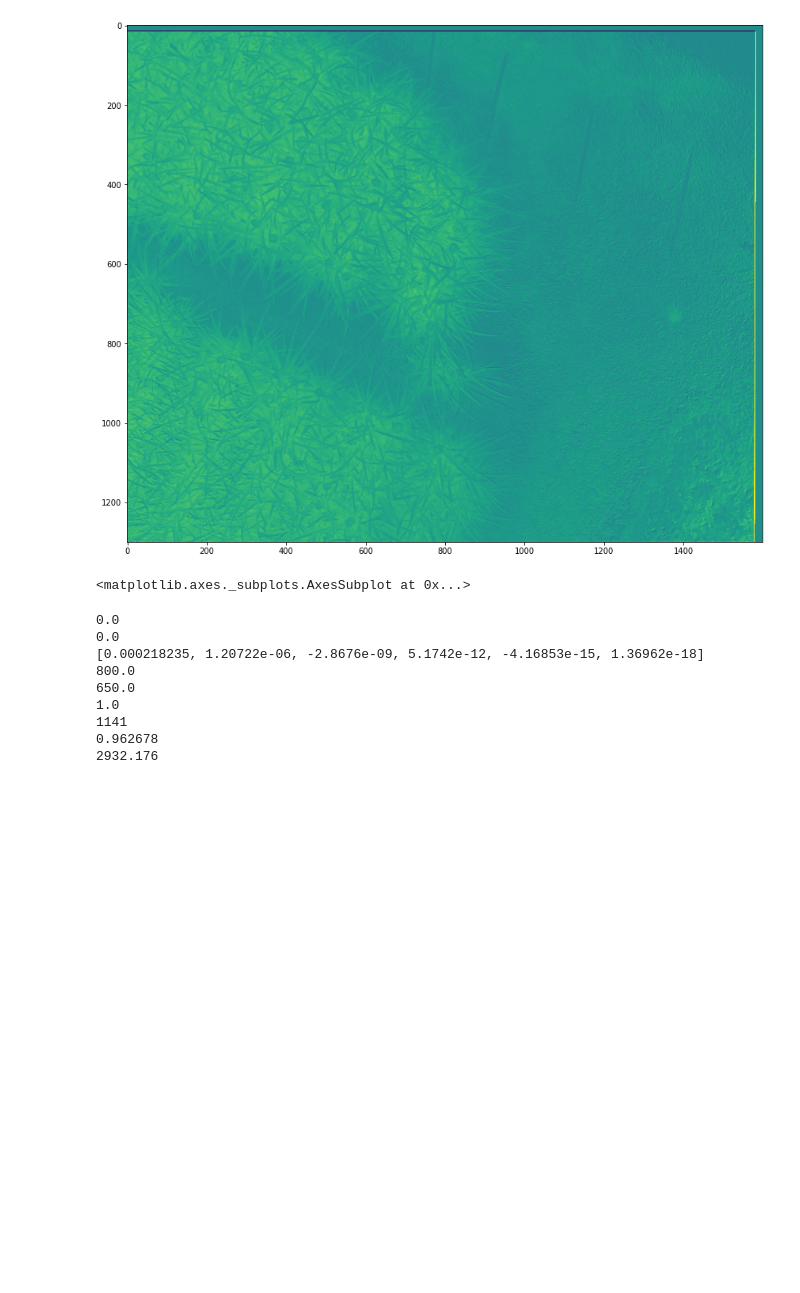
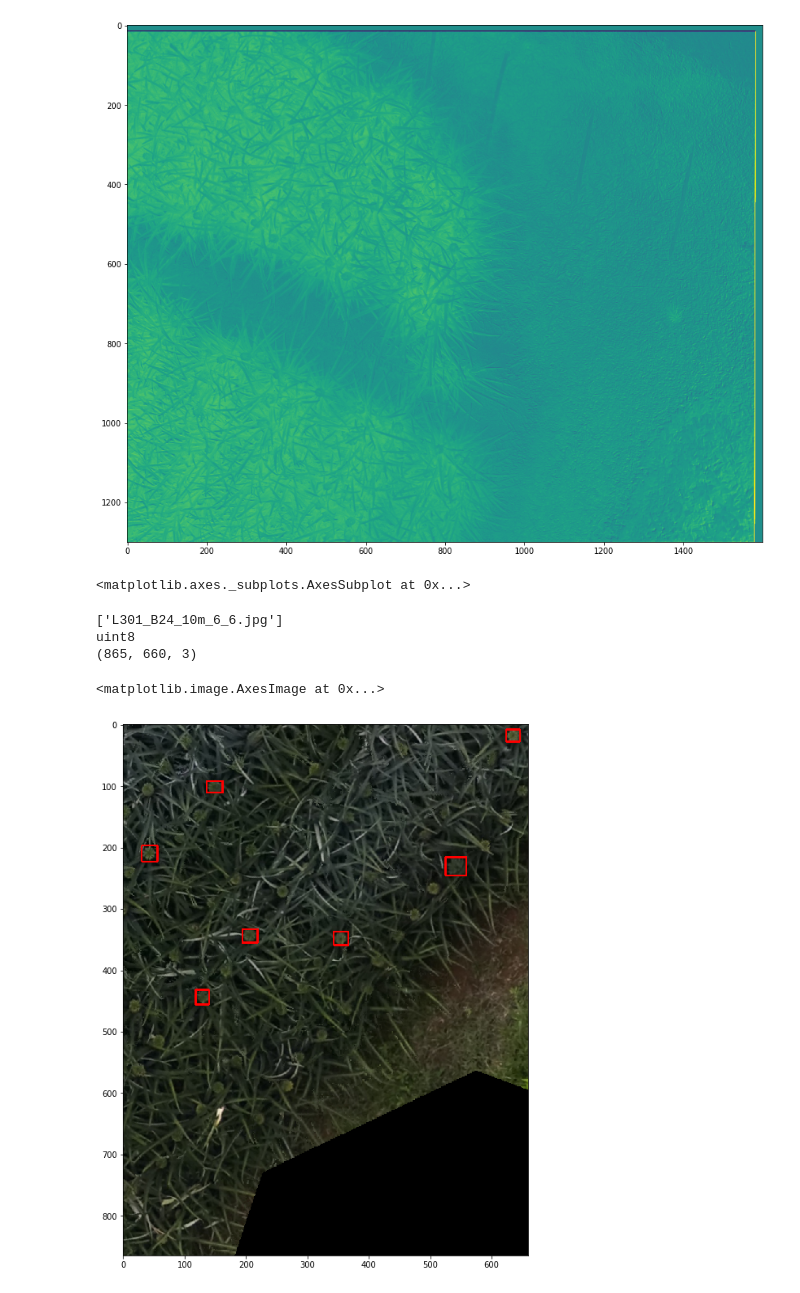
Before and after one commit to ManfredGonzalez/multispectral-pineapple-detection, a Jupyter notebook: showRasters.ipynb, the cells around one changed output. Saved outputs shown, nothing was run; the diff lists cells and outputs as text; code cells hidden in the pictures; blank space fills up the shorter version.

```diff
--- a/showRasters.ipynb
+++ b/showRasters.ipynb
@@ -40,6 +68,6 @@ def get_band_combination(dataset_reader,combination_name='NDVI'):
 # %%
 # Read reference image
-image_path = '/home/manfred/workspace/multispectral-pineapple-detection/datasets/result/00000165.TIF'
+image_path = 'datasets/mosaico/L301 B24_10m/L301_B24_10m.tif'
 
 bands = ['Red','Green','Blue','RE','NIR']
 image = rasterio.open(image_path)
@@ -66,28 +152,3 @@ plot.show(get_band_combination(image,'LCI'))
 # %% [output]
 [figure]
 <matplotlib.axes._subplots.AxesSubplot at 0x...>
-# %%
-meta_data = getXMPData('data/multispectral_image/00000022_NIR.TIF')
-
-#print(meta_data)
-
-print(float(meta_data['RelativeOpticalCenterX']))
-print(float(meta_data['RelativeOpticalCenterY']))
-vignettingData = [float(number) for number in meta_data['VignettingData'].split(',')]
-print(vignettingData)
-print(float(meta_data['CalibratedOpticalCenterX']))
-print(float(meta_data['CalibratedOpticalCenterY']))
-print(float(meta_data['SensorGain']))
-print(int(meta_data['ExposureTime']))
-print(float(meta_data['SensorGainAdjustment']))
-print(float(meta_data['Irradiance']))
-# %% [output]
-0.0
-0.0
-[0.000218235, 1.20722e-06, -2.8676e-09, 5.1742e-12, -4.16853e-15, 1.36962e-18]
-800.0
-650.0
-1.0
-1141
-0.962678
-2932.176
@@ -93,0 +198,45 @@ print(float(meta_data['Irradiance']))
+# %%
+annotations_names, annotations_bboxes, class_list = files_to_array_yolov3('/home/manfred/workspace/multispectral-pineapple-detection/datasets/result/', '/home/manfred/workspace/multispectral-pineapple-detection/datasets/result/classes.txt','jpg')
+print(annotations_names)
+#rgb = cv2.imread('datasets/result/00000165.JPG')
+#['Red','Green','Blue','RE','NIR']
+#image = normalize(get_band_combination(rasterio.open('datasets/result/00000184.TIF'),combination_name='LCI'), 0, 255)
+#image = cv2.imread('datasets/result/L301_B24_10m_6_6.jpg')
+#image = rasterio.open('datasets/result/00000184.TIF').read(5)
+#image = rasterio.open('datasets/result/L301_B24_10m_6_6.jpg').read(1)
+#red = image.read(1).astype('uint8')
+#green = image.read(2).astype('uint8')
+#blue = image.read(3).astype('uint8')
+#image = np.dstack((red,green,blue))
+'''
+red = rasterio.open('datasets/mosaico/L301 B24_10m/L301_B24_10m_Red.tif')
+blue = myImageSlicer(660,865,6600,8650,blue.read(1))[6][6]
+#rgb = np.dstack((red.read(1).astype('uint8'),green.read(1).astype('uint8'),blue.read(1).astype('uint8')))
+rgb = np.dstack((red,green,blue))
+image = red
+'''
+image = rasterio.open('datasets/mosaico/L301 B24_10m/L301_B24_10m.tif')
+red = image.read(1)
+green = image.read(2)
+blue = image.read(3)
+image = np.dstack((red,green,blue))
+image = drawMatrix(image,10, 10, 660, 865)
+'''image = myImageSlicer(660,865,6600,8650,image)[6][6]
+print(image.dtype)
+print(image.shape)
+for line in annotations_bboxes[0]:
+    line = line.split(',')
+    image = cv2.rectangle(image, (int(float(line[0])), int(float(line[1]))), (int(float(line[2])), int(float(line[3]))), (255, 0, 0), 2)
+
+#image = cv2.cvtColor(image, cv2.COLOR_BGR2RGB)
+#cv2.cvtColor(imReference, cv2.COLOR_RGB2GRAY)
+fig = plt.figure(figsize=(18,12))
+#plot.show(image)
+plt.imshow(image)
+#cv2.imwrite('datasets/result/L301_B24_10m_6_6_Green_GT.JPG',image)'''
+# %% [output]
+['L301_B24_10m_6_6.jpg']
+uint8
+(865, 660, 3)
+<matplotlib.image.AxesImage at 0x...>
+[figure, added]
```
Also changed, not shown: parts of 4 cells of this notebook, 1 other file.
